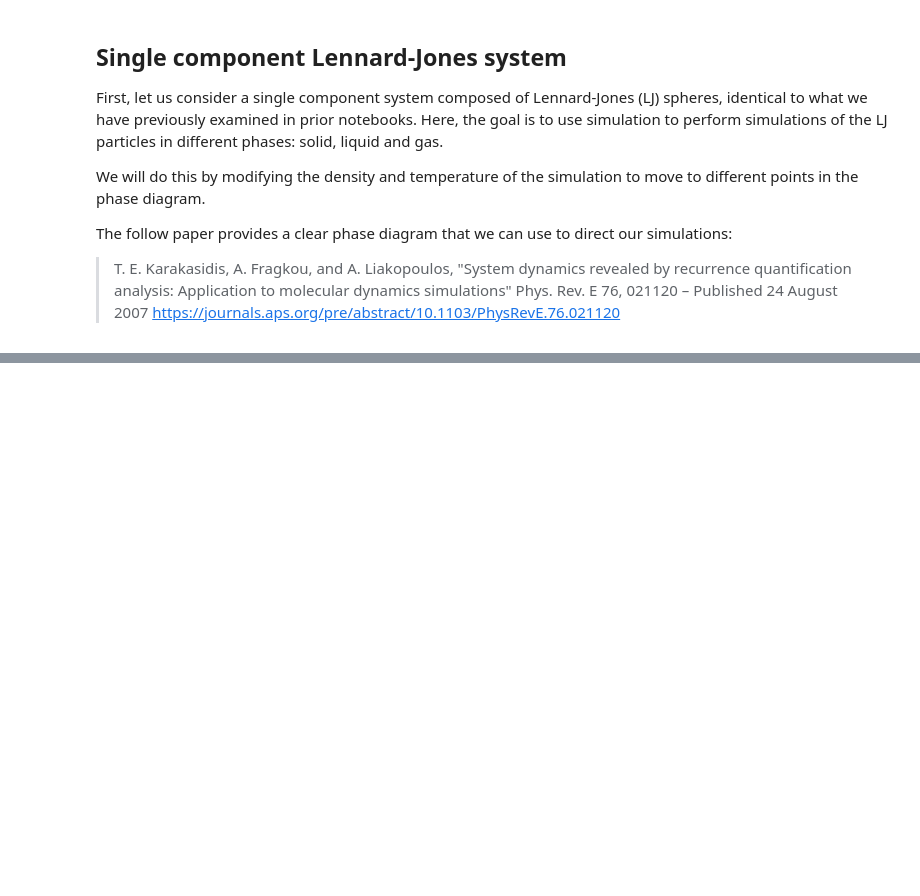
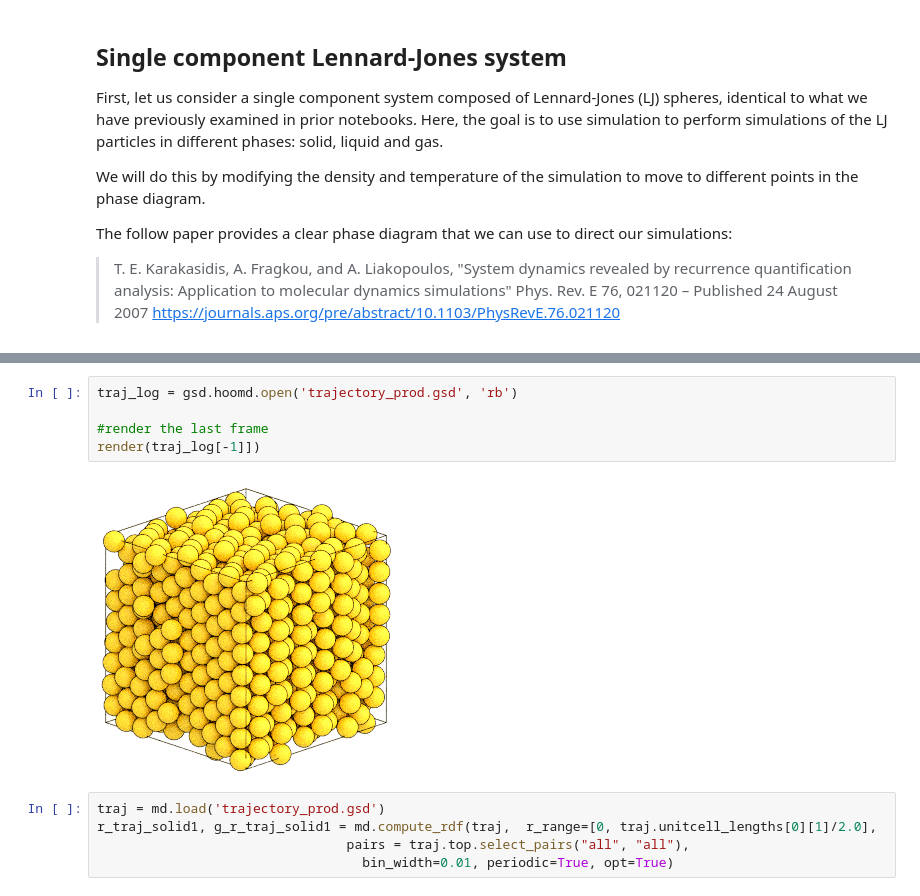
Before and after one commit to PTC-CMC/cybercamp, a Jupyter notebook: Predicting Phase Behavior.ipynb, the cells around one changed output, grey strips where cells are left out. Cells and saved outputs as stored; diff of their text form; blank space fills up the shorter version.

```diff
--- a/Predicting Phase Behavior.ipynb
+++ b/Predicting Phase Behavior.ipynb
@@ -189,0 +436,12 @@ plt.show()
+# %%
+traj_log = gsd.hoomd.open('trajectory_prod.gsd', 'rb')
+
+#render the last frame
+render(traj_log[-1]])
+# %% [output]
+[figure, added]
+# %%
+traj = md.load('trajectory_prod.gsd')
+r_traj_solid1, g_r_traj_solid1 = md.compute_rdf(traj,  r_range=[0, traj.unitcell_lengths[0][1]/2.0],
+                                pairs = traj.top.select_pairs("all", "all"),
+                                  bin_width=0.01, periodic=True, opt=True)
```
Also changed, not shown: parts of 22 cells of this notebook, 3 other files.
